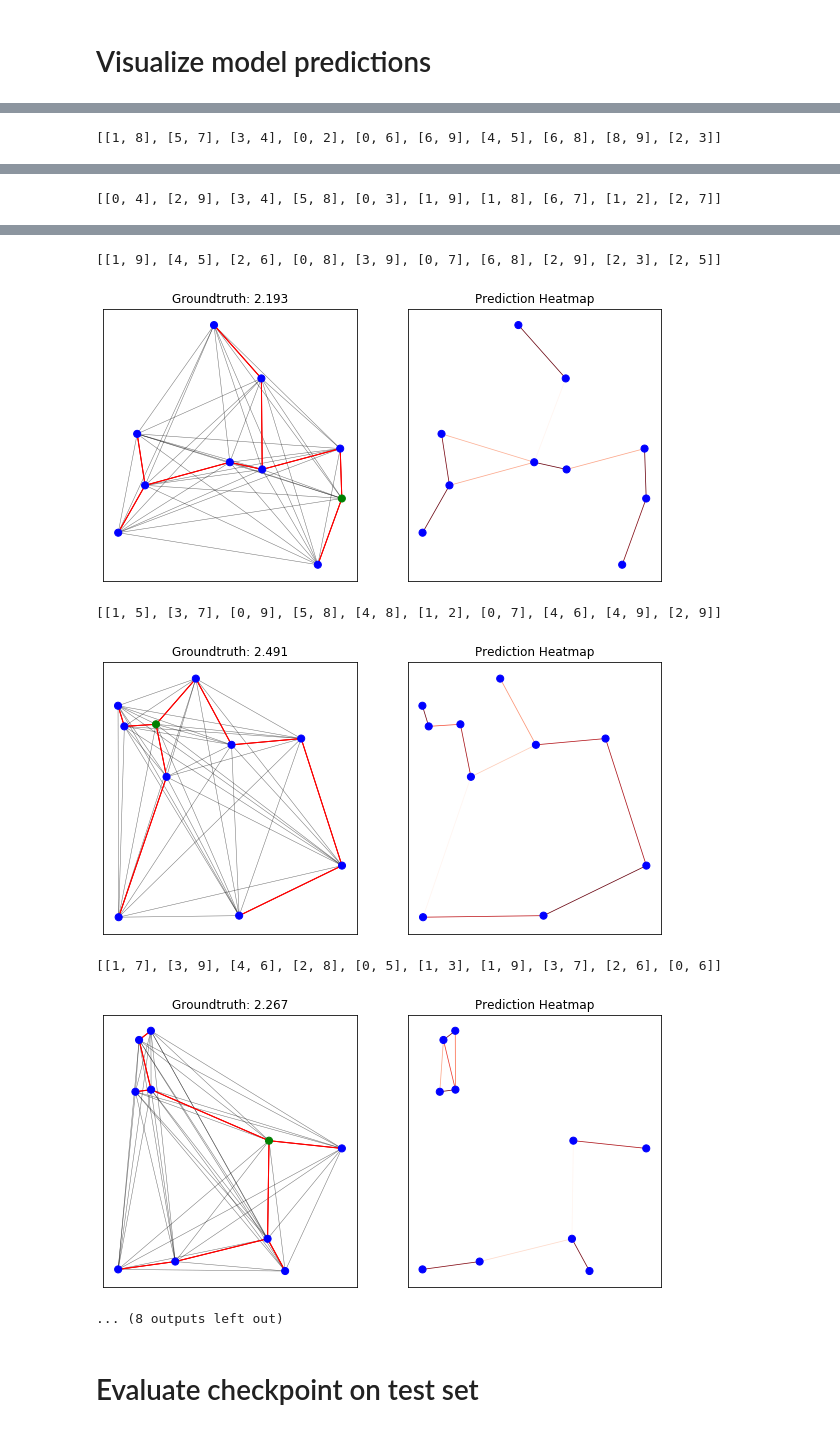
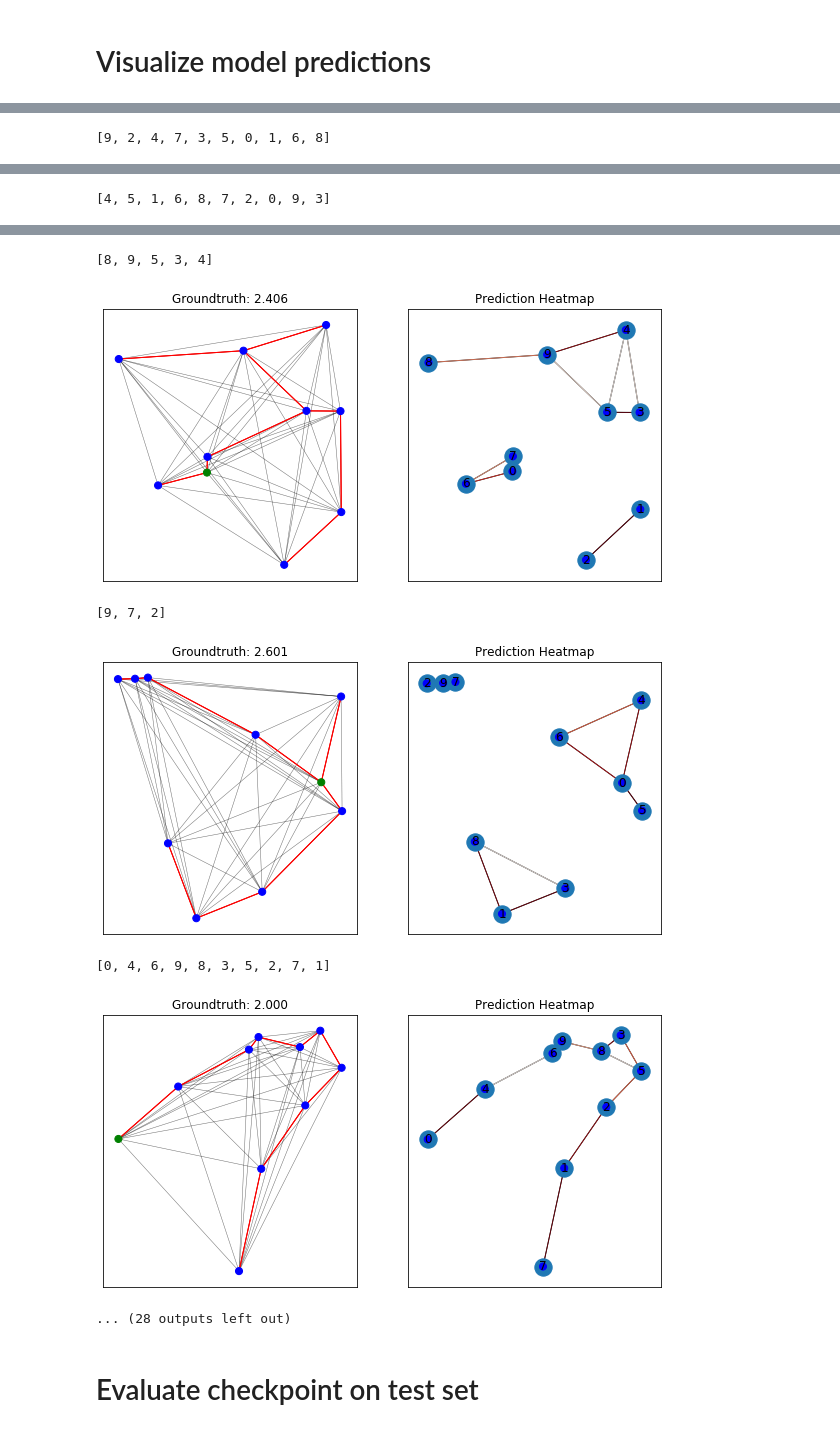
Before and after one commit to BrandonKates/graph-convnet-tsp, a Jupyter notebook: main_mst.ipynb, the cells around one changed output, grey strips where cells are left out. Drawn from its saved outputs; the diff is of its cells as text; code cells hidden in the pictures.

```diff
--- a/main_mst.ipynb
+++ b/main_mst.ipynb
@@ -608,7 +605,7 @@ if notebook_mode==True:
     # Set evaluation mode
     net.eval()
 
-    batch_size = 10
+    batch_size = 20
     num_nodes = config.num_nodes
     num_neighbors = config.num_neighbors
     beam_size = config.beam_size
@@ -687,6 +678,3 @@ def _edges_to_node_pairs_torch(W, k, n):
     pairs = torch.unique(torch.Tensor([find_coords(idx,n) for idx in idxs]),dim=0)
 
 #_edges_to_node_pairs_torch(y_probs[0], k=30, n=10)
-# %%
-pairs, edge_preds = _edges_to_node_pairs(y_probs[0].cpu().numpy(), threshold = 0.9)
-print(pairs, edge_preds)
@@ -703,0 +681,12 @@ print(pairs, edge_preds)
+# %%
+node_pairs = [[4, 7], [1, 9], [8, 9], [1, 8], [2, 3], [0, 2], [0, 3], [4, 6], [4, 8], [1, 5]]
+def getAdjMat(edges, n):
+    adjMat = np.zeros((n,n))
+    for edge in edges:
+        adjMat[tuple(edge)] = 1
+    return adjMat
+adjMat = getAdjMat(node_pairs, 10)
+print(adjMat)
+G = nx.from_numpy_matrix(adjMat)
+nx.draw_networkx(G)
+print(nx.is_connected(G))
@@ -727,11 +787,22 @@ def plot_tsp_heatmap(p, x_coord, W_val, W_pred, title="default"):
         argsrt = np.argsort(edge_preds)[::-1]
         return pairs[argsrt].tolist()[0:10], edge_preds[argsrt].tolist()[0:10]
 
+    def get_adjacency_matrix(edges, n):
+        adjacency_matrix = np.zeros((n,n))
+        for edge in edges:
+            adjacency_matrix[tuple(edge)] = 1
+        return adjacency_matrix
+
+    n = len(W_pred)
     G = nx.from_numpy_matrix(W_val)
     #print(nx.is_connected(G))
     pos = dict(zip(range(len(x_coord)), x_coord.tolist()))
     node_pairs, edge_color = _edges_to_node_pairs(W_pred)
-    print(node_pairs)
+    G_mst_pred = nx.from_numpy_matrix(get_adjacency_matrix(node_pairs,n=n))
+    nx.draw_networkx(G_mst_pred, pos)
+
+    print(list(nx.dfs_postorder_nodes(G_mst_pred, source=np.random.choice(range(n)))))
+
     node_color = ['b'] * (len(x_coord))  # Green for 0th node, blue for others
     nx.draw_networkx_nodes(G, pos, node_color=node_color, node_size=50)
     nx.draw_networkx_edges(G, pos, edgelist=node_pairs, edge_color=edge_color, edge_cmap=plt.cm.Reds, width=0.75)
@@ -760 +831 @@ for f_idx, idx in enumerate(range(0,len(y))):
-[[1, 8], [5, 7], [3, 4], [0, 2], [0, 6], [6, 9], [4, 5], [6, 8], [8, 9], [2, 3]]
+[9, 2, 4, 7, 3, 5, 0, 1, 6, 8]
@@ -762 +833 @@ for f_idx, idx in enumerate(range(0,len(y))):
-[[0, 4], [2, 9], [3, 4], [5, 8], [0, 3], [1, 9], [1, 8], [6, 7], [1, 2], [2, 7]]
+[4, 5, 1, 6, 8, 7, 2, 0, 9, 3]
@@ -764,10 +835,10 @@ for f_idx, idx in enumerate(range(0,len(y))):
-[[1, 9], [4, 5], [2, 6], [0, 8], [3, 9], [0, 7], [6, 8], [2, 9], [2, 3], [2, 5]]
+[8, 9, 5, 3, 4]
-[figure, old version]
+[figure, new version]
-[[1, 5], [3, 7], [0, 9], [5, 8], [4, 8], [1, 2], [0, 7], [4, 6], [4, 9], [2, 9]]
+[9, 7, 2]
-[figure, old version]
+[figure, new version]
-[[1, 7], [3, 9], [4, 6], [2, 8], [0, 5], [1, 3], [1, 9], [3, 7], [2, 6], [0, 6]]
+[0, 4, 6, 9, 8, 3, 5, 2, 7, 1]
-[figure, old version]
+[figure, new version]
-... (8 outputs left out)
+... (28 outputs left out)
 # %% [markdown]
 # Evaluate checkpoint on test set
 # %%
```
Also changed, not shown: parts of 12 cells of this notebook.
